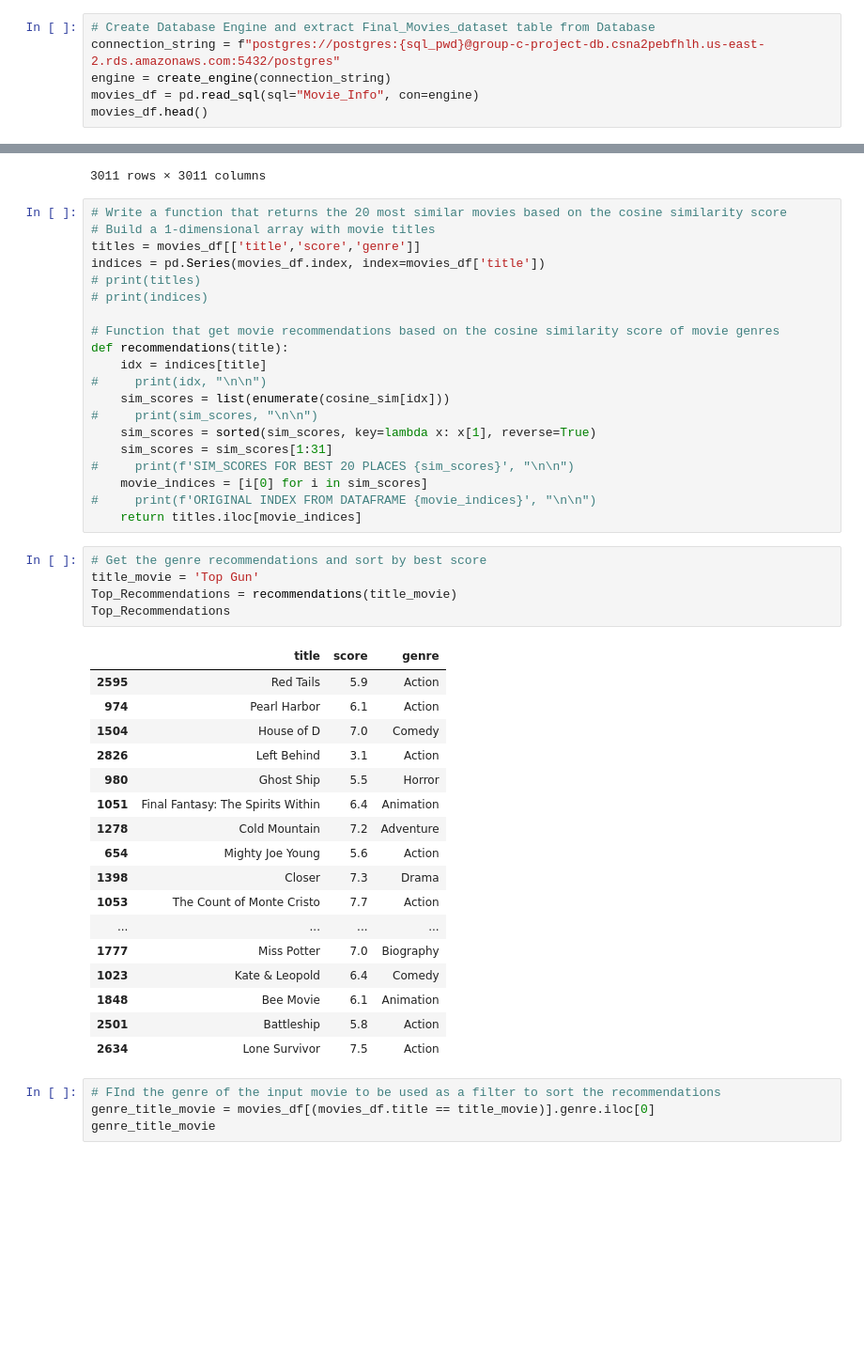
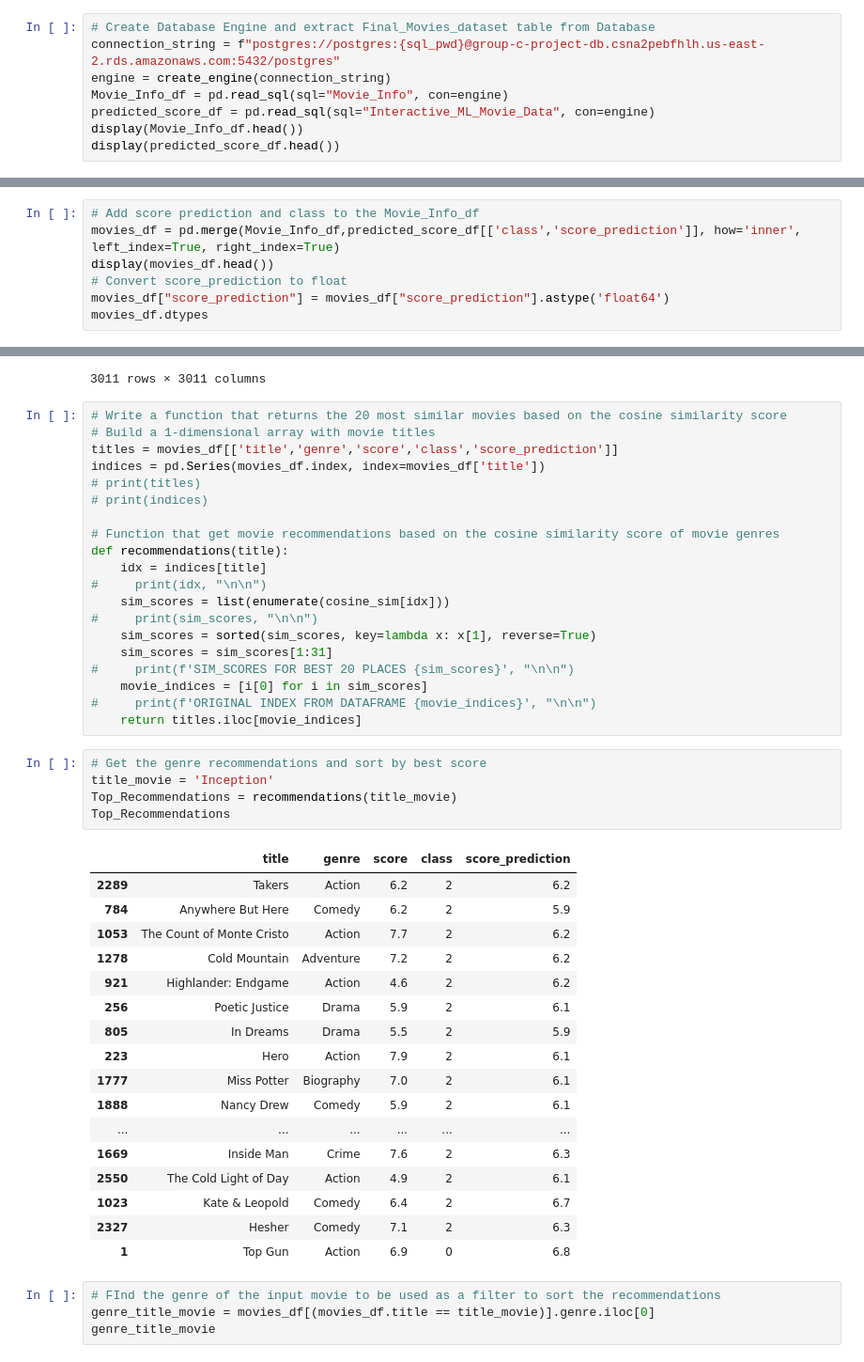
Before and after one commit to Daniel-Schroeder15/Movies_project, a Jupyter notebook: Genre__Keywords_Recommendation.ipynb, the cells around one changed output, grey strips where cells are left out. Shown at 94% size. Drawn from its saved outputs; the diff is of its cells as text; blank space fills up the shorter version.

```diff
--- a/Genre__Keywords_Recommendation.ipynb
+++ b/Genre__Keywords_Recommendation.ipynb
@@ -16,8 +16,10 @@ from config import aws_id, aws_secret, sql_pwd
 # Create Database Engine and extract Final_Movies_dataset table from Database
 connection_string = f"postgres://postgres:{sql_pwd}@group-c-project-db.csna2pebfhlh.us-east-2.rds.amazonaws.com:5432/postgres"
 engine = create_engine(connection_string)
-movies_df = pd.read_sql(sql="Movie_Info", con=engine)
-movies_df.head()
+Movie_Info_df = pd.read_sql(sql="Movie_Info", con=engine)
+predicted_score_df = pd.read_sql(sql="Interactive_ML_Movie_Data", con=engine)
+display(Movie_Info_df.head())
+display(predicted_score_df.head())
 # %% [output]
 |  | index | title | genre | rating | score | popularity | overview | keywords_name | keywords |
 | 0 | 0 | Stand by Me | Adventure | R | 8.1 | 51.109279 | After the death of a friend, a wr... | based on novel friendship coming ... | [{"id": 818, "name": "based on no... |
@@ -27,0 +37,7 @@ movies_df.head()
+# %%
+# Add score prediction and class to the Movie_Info_df
+movies_df = pd.merge(Movie_Info_df,predicted_score_df[['class','score_prediction']], how='inner', left_index=True, right_index=True)
+display(movies_df.head())
+# Convert score_prediction to float
+movies_df["score_prediction"] = movies_df["score_prediction"].astype('float64')
+movies_df.dtypes
@@ -58,7 +93,7 @@ matrix
 # %%
 # Write a function that returns the 20 most similar movies based on the cosine similarity score
 # Build a 1-dimensional array with movie titles
-titles = movies_df[['title','score','genre']]
+titles = movies_df[['title','genre','score','class','score_prediction']]
 indices = pd.Series(movies_df.index, index=movies_df['title'])
 # print(titles)
 # print(indices)
@@ -77,27 +112,27 @@ def recommendations(title):
     return titles.iloc[movie_indices]
 # %%
 # Get the genre recommendations and sort by best score
-title_movie = 'Top Gun'
+title_movie = 'Inception'
 Top_Recommendations = recommendations(title_movie)
 Top_Recommendations
 # %% [output]
-|  | title | score | genre |
-| 2595 | Red Tails | 5.9 | Action |
-| 974 | Pearl Harbor | 6.1 | Action |
-| 1504 | House of D | 7.0 | Comedy |
-| 2826 | Left Behind | 3.1 | Action |
-| 980 | Ghost Ship | 5.5 | Horror |
-| 1051 | Final Fantasy: The Spirits Within | 6.4 | Animation |
-| 1278 | Cold Mountain | 7.2 | Adventure |
-| 654 | Mighty Joe Young | 5.6 | Action |
-| 1398 | Closer | 7.3 | Drama |
-| 1053 | The Count of Monte Cristo | 7.7 | Action |
-| ... | ... | ... | ... |
-| 1777 | Miss Potter | 7.0 | Biography |
-| 1023 | Kate & Leopold | 6.4 | Comedy |
-| 1848 | Bee Movie | 6.1 | Animation |
-| 2501 | Battleship | 5.8 | Action |
-| 2634 | Lone Survivor | 7.5 | Action |
+|  | title | genre | score | class | score_prediction |
+| 2289 | Takers | Action | 6.2 | 2 | 6.2 |
+| 784 | Anywhere But Here | Comedy | 6.2 | 2 | 5.9 |
+| 1053 | The Count of Monte Cristo | Action | 7.7 | 2 | 6.2 |
+| 1278 | Cold Mountain | Adventure | 7.2 | 2 | 6.2 |
+| 921 | Highlander: Endgame | Action | 4.6 | 2 | 6.2 |
+| 256 | Poetic Justice | Drama | 5.9 | 2 | 6.1 |
+| 805 | In Dreams | Drama | 5.5 | 2 | 5.9 |
+| 223 | Hero | Action | 7.9 | 2 | 6.1 |
+| 1777 | Miss Potter | Biography | 7.0 | 2 | 6.1 |
+| 1888 | Nancy Drew | Comedy | 5.9 | 2 | 6.1 |
+| ... | ... | ... | ... | ... | ... |
+| 1669 | Inside Man | Crime | 7.6 | 2 | 6.3 |
+| 2550 | The Cold Light of Day | Action | 4.9 | 2 | 6.1 |
+| 1023 | Kate & Leopold | Comedy | 6.4 | 2 | 6.7 |
+| 2327 | Hesher | Comedy | 7.1 | 2 | 6.3 |
+| 1 | Top Gun | Action | 6.9 | 0 | 6.8 |
 # %%
 # FInd the genre of the input movie to be used as a filter to sort the recommendations
 genre_title_movie = movies_df[(movies_df.title == title_movie)].genre.iloc[0]
```
Also changed, not shown: parts of 8 cells of this notebook.
